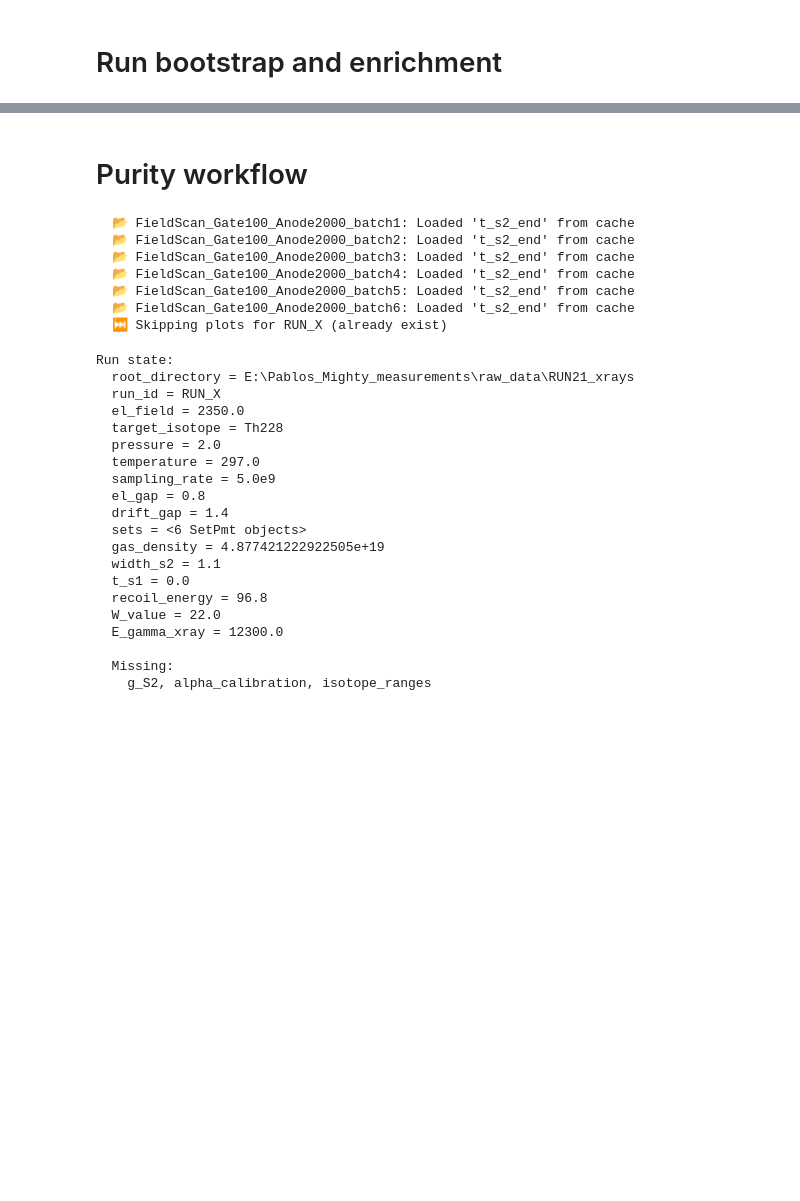
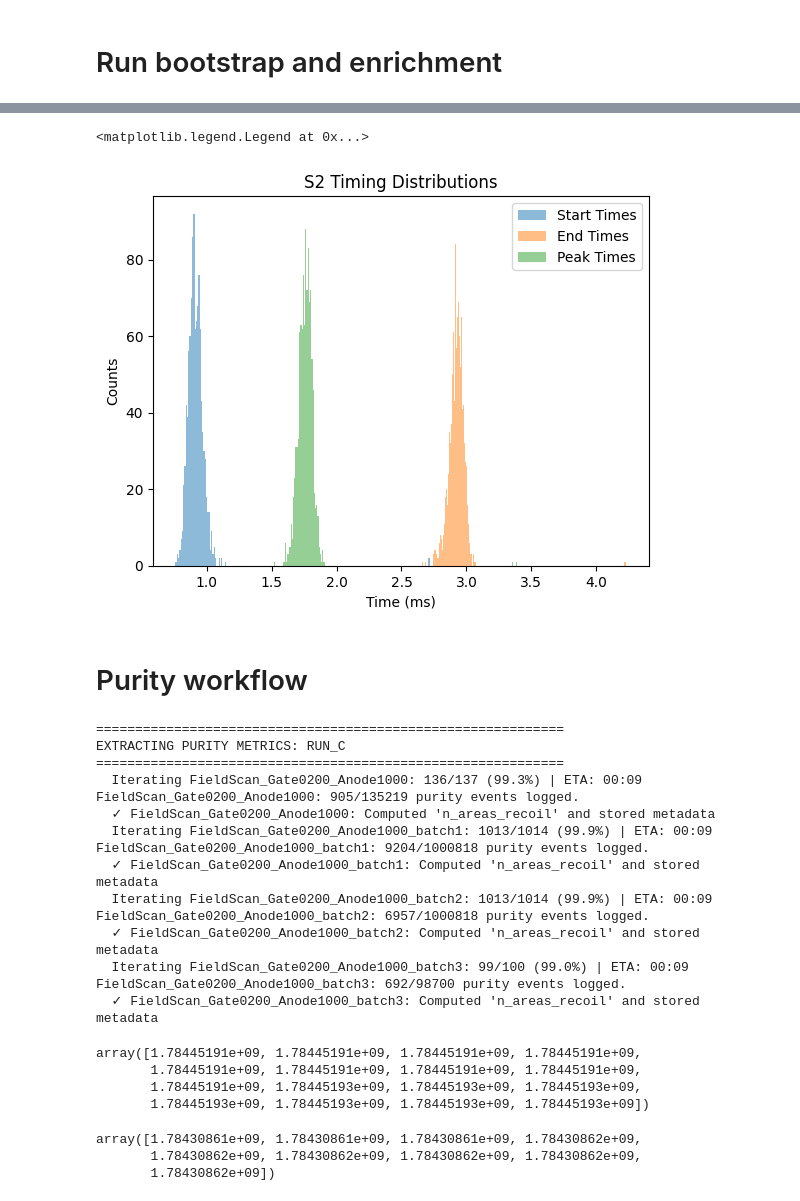
Before and after one commit to proscrite/RaTag, a Jupyter notebook: notebooks/purity_notebook.ipynb, the cells around one changed output, grey strips where cells are left out. Cells and saved outputs as stored; diff of their text form; code cells hidden in the pictures; blank space fills up the shorter version.

```diff
--- a/notebooks/purity_notebook.ipynb
+++ b/notebooks/purity_notebook.ipynb
@@ -20,33 +315,43 @@ Found 5 directories in circulation_data
+# %%
+plt.hist(starts, bins=200, alpha=0.5, label='Start Times')
+plt.hist(ends, bins=200, alpha=0.5, label='End Times')
+plt.hist(peaks, bins=200, alpha=0.5, label='Peak Times');
+plt.gca().set(title='S2 Timing Distributions', xlabel='Time (ms)', ylabel='Counts')
+plt.legend()
+# %% [output]
+<matplotlib.legend.Legend at 0x...>
+[figure, added]
 # %% [markdown]
 # Purity workflow
 # %%
-run = map_purity_extraction(run, max_frames = 1000, force=False)
+run = map_purity_extraction(run, max_frames = 1_000_000, force=True)
 # %% [output]
-  📂 FieldScan_Gate100_Anode2000_batch1: Loaded 't_s2_end' from cache
-  📂 FieldScan_Gate100_Anode2000_batch2: Loaded 't_s2_end' from cache
-  📂 FieldScan_Gate100_Anode2000_batch3: Loaded 't_s2_end' from cache
-  📂 FieldScan_Gate100_Anode2000_batch4: Loaded 't_s2_end' from cache
-  📂 FieldScan_Gate100_Anode2000_batch5: Loaded 't_s2_end' from cache
-  📂 FieldScan_Gate100_Anode2000_batch6: Loaded 't_s2_end' from cache
-  ⏭ Skipping plots for RUN_X (already exist)
+============================================================
+EXTRACTING PURITY METRICS: RUN_C
+============================================================
+  Iterating FieldScan_Gate0200_Anode1000: 136/137 (99.3%) | ETA: 00:09     FieldScan_Gate0200_Anode1000: 905/135219 purity events logged.
+  ✓ FieldScan_Gate0200_Anode1000: Computed 'n_areas_recoil' and stored metadata
+  Iterating FieldScan_Gate0200_Anode1000_batch1: 1013/1014 (99.9%) | ETA: 00:09       FieldScan_Gate0200_Anode1000_batch1: 9204/1000818 purity events logged.
+  ✓ FieldScan_Gate0200_Anode1000_batch1: Computed 'n_areas_recoil' and stored metadata
+  Iterating FieldScan_Gate0200_Anode1000_batch2: 1013/1014 (99.9%) | ETA: 00:09       FieldScan_Gate0200_Anode1000_batch2: 6957/1000818 purity events logged.
+  ✓ FieldScan_Gate0200_Anode1000_batch2: Computed 'n_areas_recoil' and stored metadata
+  Iterating FieldScan_Gate0200_Anode1000_batch3: 99/100 (99.0%) | ETA: 00:09     FieldScan_Gate0200_Anode1000_batch3: 692/98700 purity events logged.
+  ✓ FieldScan_Gate0200_Anode1000_batch3: Computed 'n_areas_recoil' and stored metadata
-Run state:
-  root_directory = E:\Pablos_Mighty_measurements\raw_data\RUN21_xrays
-  run_id = RUN_X
-  el_field = 2350.0
-  target_isotope = Th228
-  pressure = 2.0
-  temperature = 297.0
-  sampling_rate = 5.0e9
-  el_gap = 0.8
-  drift_gap = 1.4
-  sets = <6 SetPmt objects>
-  gas_density = 4.877421222922505e+19
-  width_s2 = 1.1
-  t_s1 = 0.0
-  recoil_energy = 96.8
-  W_value = 22.0
-  E_gamma_xray = 12300.0
-
-  Missing:
-    g_S2, alpha_calibration, isotope_ranges
+# %%
+path = r'\\Lab104con\K\AXO-RITA\processed\circulation_data\purity_metrics\FieldScan_Gate0200_Anode1000_batch2_purity_metrics.npz'
+npzfile = np.load(path)
+npzfile['timestamps']
+# %% [output]
+array([1.78445191e+09, 1.78445191e+09, 1.78445191e+09, 1.78445191e+09,
+       1.78445191e+09, 1.78445191e+09, 1.78445191e+09, 1.78445191e+09,
+       1.78445191e+09, 1.78445193e+09, 1.78445193e+09, 1.78445193e+09,
+       1.78445193e+09, 1.78445193e+09, 1.78445193e+09, 1.78445193e+09])
+# %%
+path = r'\\Lab104con\K\AXO-RITA\processed\circulation_data\purity_metrics\FieldScan_Gate0200_Anode1000_batch2_purity_metrics.npz'
+npzfile = np.load(path)
+npzfile['timestamps']
+# %% [output]
+array([1.78430861e+09, 1.78430861e+09, 1.78430861e+09, 1.78430862e+09,
+       1.78430862e+09, 1.78430862e+09, 1.78430862e+09, 1.78430862e+09,
+       1.78430862e+09])
 # %%
```
Also changed, not shown: parts of 17 cells of this notebook, 2 other files.
